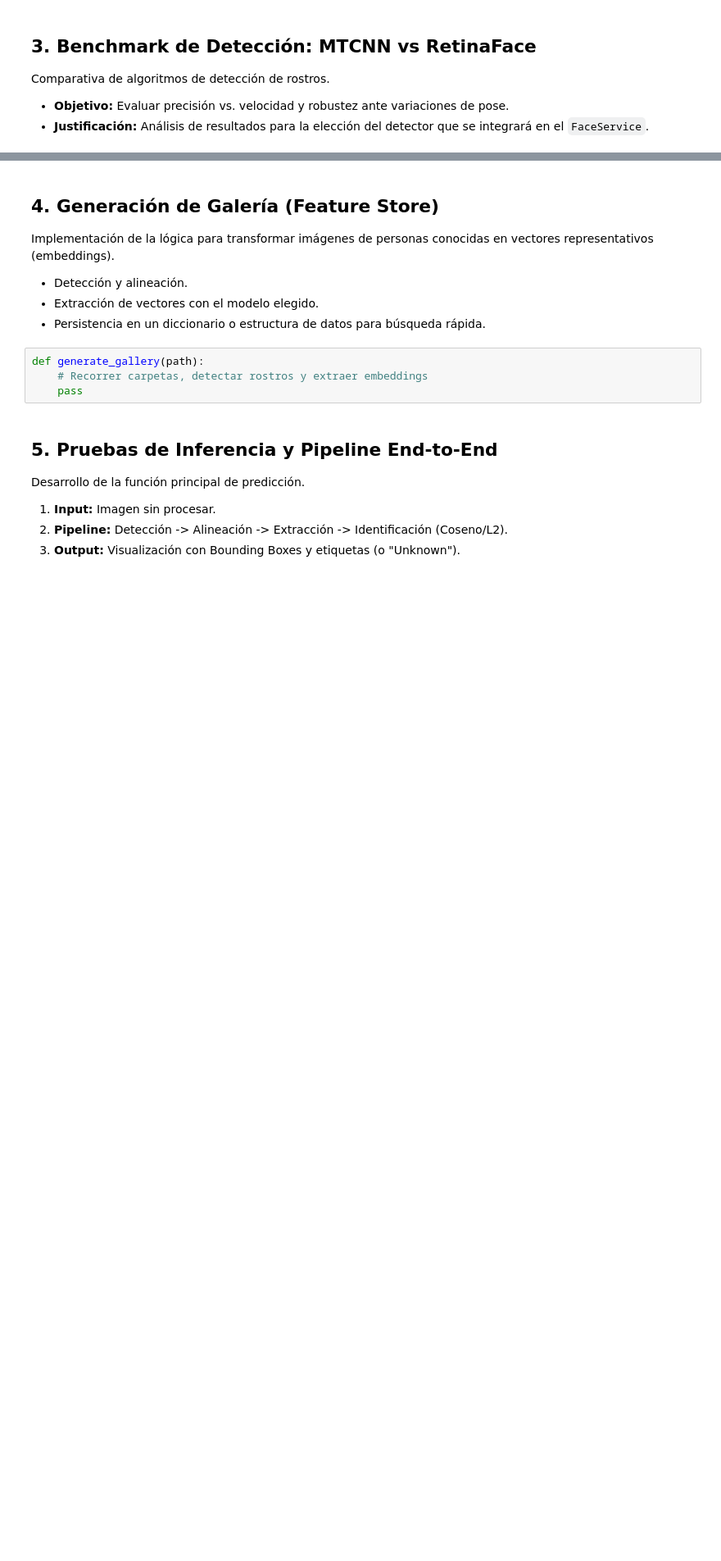
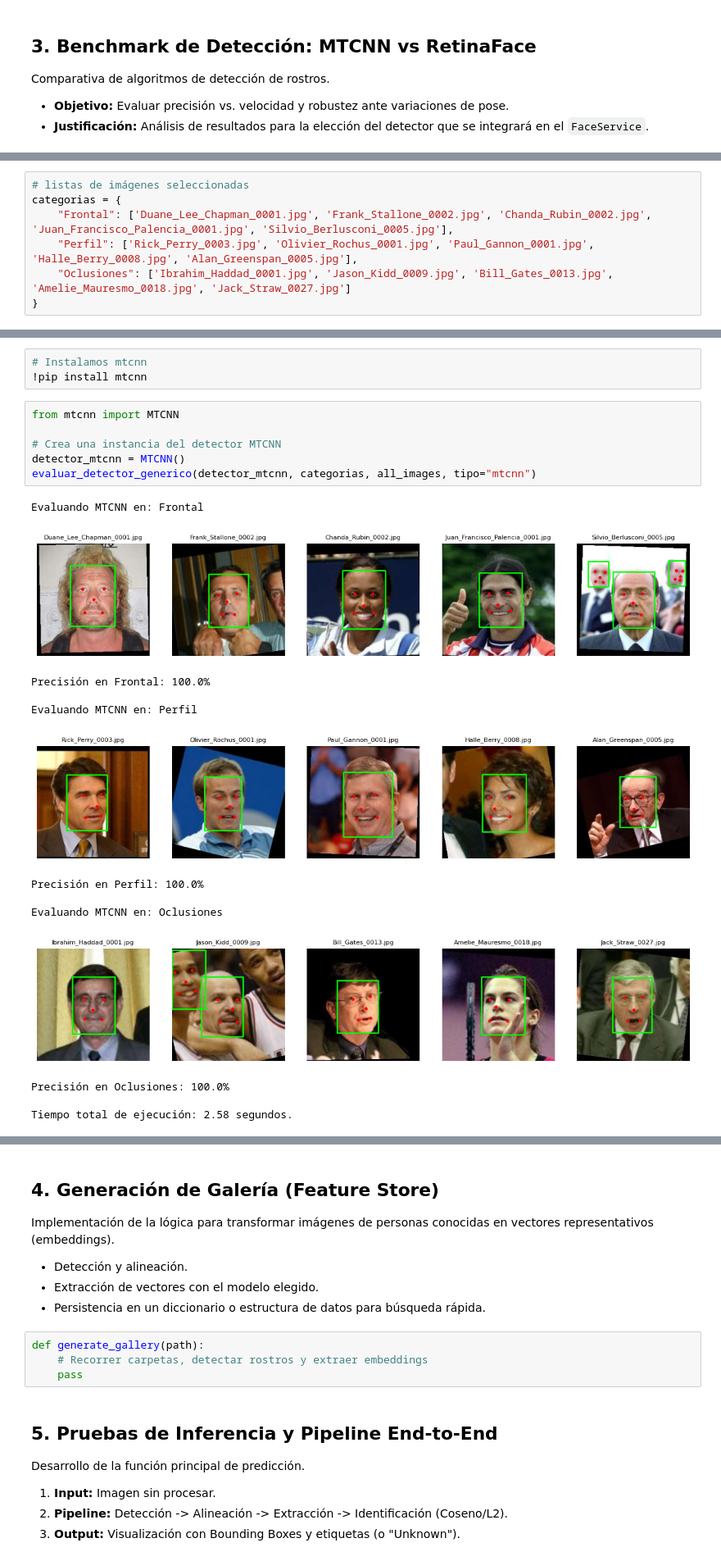
Before and after one commit to CaterinaMartinezD/tuia-face-recognition-app, a Jupyter notebook: train.ipynb, the cells around one changed output, grey strips where cells are left out. Shown at 82% size. Drawn from its saved outputs; the diff is of its cells as text; blank space fills up the shorter version.

Commit message:
Detección MTCNN vs. RetinaFace

```diff
--- a/train.ipynb
+++ b/train.ipynb
@@ -234,0 +237,7 @@ Comparativa de algoritmos de detección de rostros.
+# %%
+# listas de imágenes seleccionadas
+categorias = {
+    "Frontal": ['Duane_Lee_Chapman_0001.jpg', 'Frank_Stallone_0002.jpg', 'Chanda_Rubin_0002.jpg', 'Juan_Francisco_Palencia_0001.jpg', 'Silvio_Berlusconi_0005.jpg'],
+    "Perfil": ['Rick_Perry_0003.jpg', 'Olivier_Rochus_0001.jpg', 'Paul_Gannon_0001.jpg', 'Halle_Berry_0008.jpg', 'Alan_Greenspan_0005.jpg'],
+    "Oclusiones": ['Ibrahim_Haddad_0001.jpg', 'Jason_Kidd_0009.jpg', 'Bill_Gates_0013.jpg', 'Amelie_Mauresmo_0018.jpg', 'Jack_Straw_0027.jpg']
+}
@@ -234,0 +308,23 @@ Comparativa de algoritmos de detección de rostros.
+# %%
+# Instalamos mtcnn
+!pip install mtcnn
+# %%
+from mtcnn import MTCNN
+
+# Crea una instancia del detector MTCNN
+detector_mtcnn = MTCNN()
+evaluar_detector_generico(detector_mtcnn, categorias, all_images, tipo="mtcnn")
+# %% [output]
+Evaluando MTCNN en: Frontal
+[figure, added]
+Precisión en Frontal: 100.0%
+
+Evaluando MTCNN en: Perfil
+[figure, added]
+Precisión en Perfil: 100.0%
+
+Evaluando MTCNN en: Oclusiones
+[figure, added]
+Precisión en Oclusiones: 100.0%
+
+Tiempo total de ejecución: 2.58 segundos.
```
Also changed, not shown: parts of 9 cells of this notebook.
